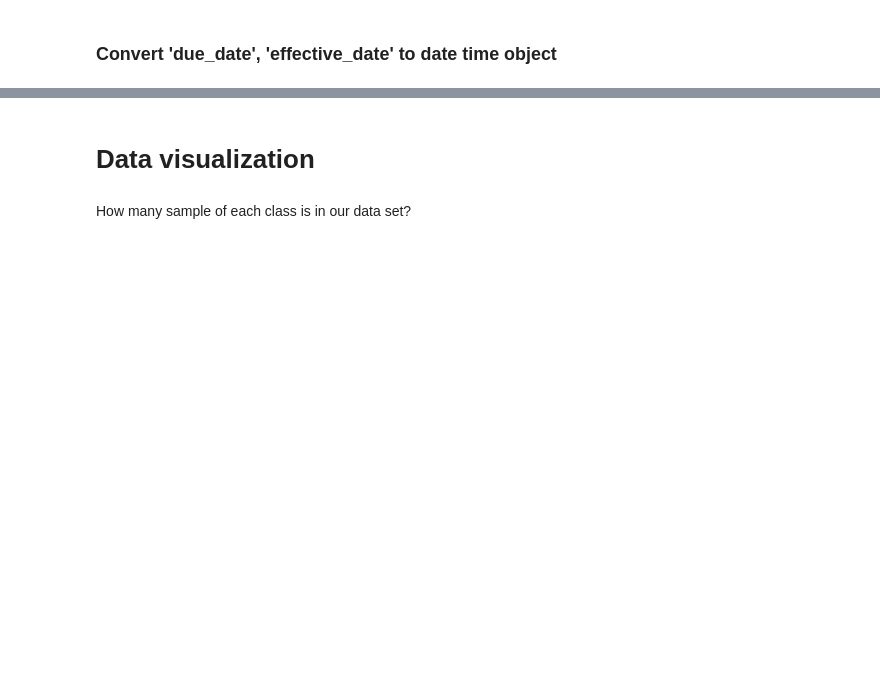
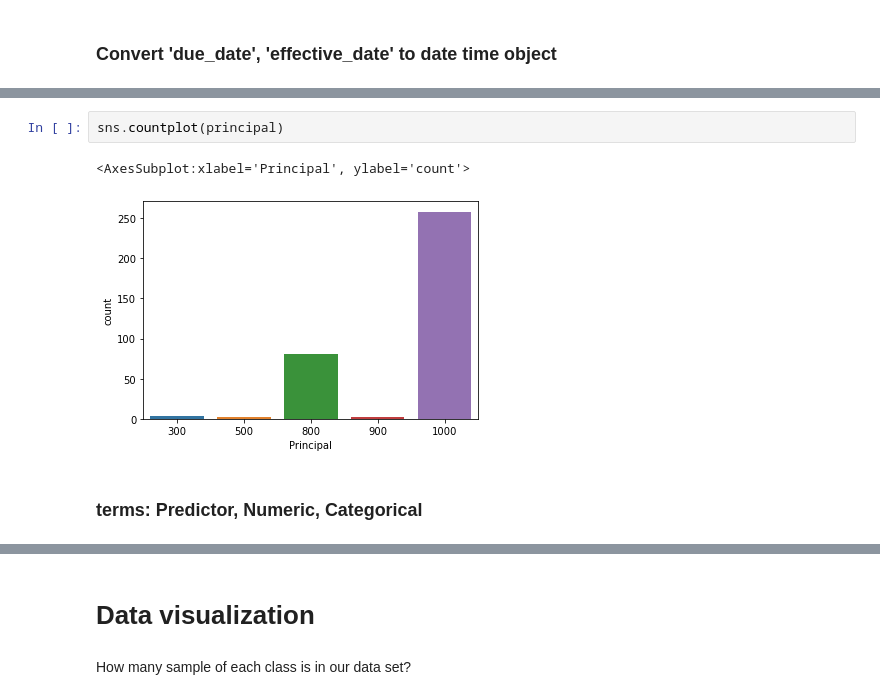
Before and after one commit to kieutridang/Data-Pre-processing-and-Analysis, a Jupyter notebook: final_assignment/LDS5_261_Project_1/FullName_Project_Loan.ipynb, the cells around one changed output, grey strips where cells are left out. Cells and saved outputs as stored; diff of their text form; blank space fills up the shorter version.

```diff
--- a/final_assignment/LDS5_261_Project_1/FullName_Project_Loan.ipynb
+++ b/final_assignment/LDS5_261_Project_1/FullName_Project_Loan.ipynb
@@ -112,0 +181,7 @@ Name: effective_date, dtype: datetime64[ns]
+# %%
+sns.countplot(principal)
+# %% [output]
+<AxesSubplot:xlabel='Principal', ylabel='count'>
+[figure, added]
+# %% [markdown]
+### terms: Predictor, Numeric, Categorical
```
Also changed, not shown: parts of 63 cells of this notebook, 1 other file.
